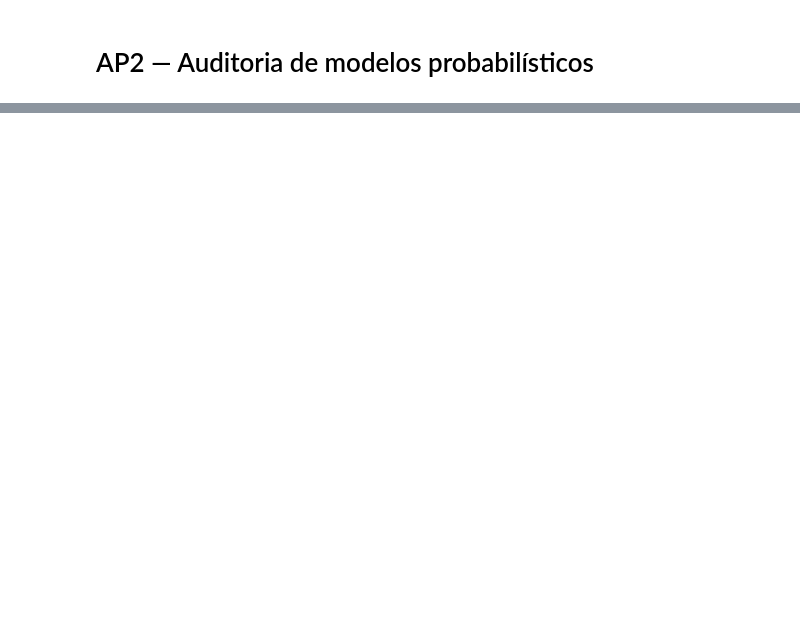
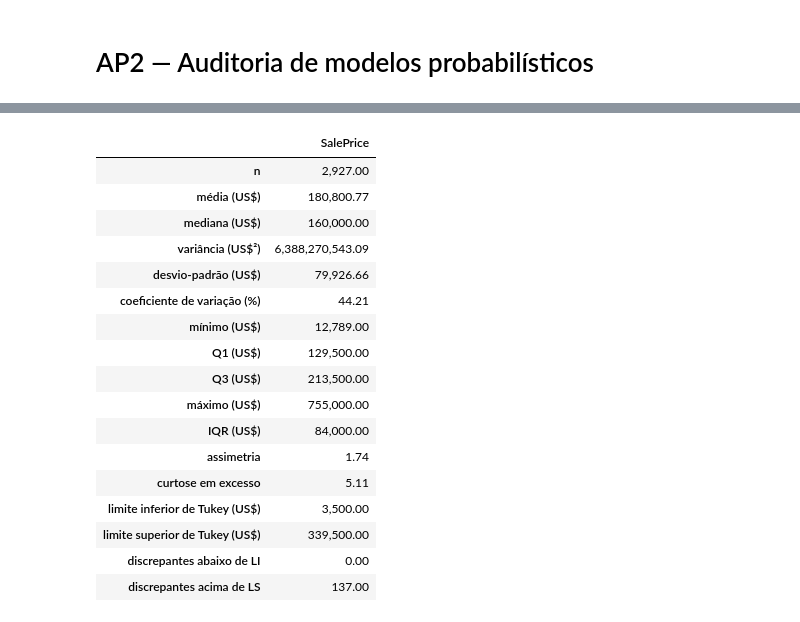
Before and after one commit to henriquelca/TrabalhoMQ, a Jupyter notebook: notebooks/ap2.ipynb, the cells around one changed output, grey strips where cells are left out. Drawn from its saved outputs; the diff is of its cells as text; code cells hidden in the pictures; blank space fills up the shorter version.

```diff
--- a/notebooks/ap2.ipynb
+++ b/notebooks/ap2.ipynb
@@ -97,0 +262,51 @@ dados.shape
+# %%
+q1, mediana, q3 = x.quantile([0.25, 0.50, 0.75])
+iqr = q3 - q1
+li_tukey, ls_tukey = q1 - 1.5 * iqr, q3 + 1.5 * iqr
+
+media_obs = x.mean()
+var_obs = x.var()          # variância amostral (ddof=1)
+dp_obs = x.std()
+
+medidas = pd.Series(
+    {
+        "n": len(x),
+        "média (US$)": media_obs,
+        "mediana (US$)": mediana,
+        "variância (US$²)": var_obs,
+        "desvio-padrão (US$)": dp_obs,
+        "coeficiente de variação (%)": 100 * dp_obs / media_obs,
+        "mínimo (US$)": x.min(),
+        "Q1 (US$)": q1,
+        "Q3 (US$)": q3,
+        "máximo (US$)": x.max(),
+        "IQR (US$)": iqr,
+        "assimetria": x.skew(),
+        "curtose em excesso": x.kurt(),
+        "limite inferior de Tukey (US$)": li_tukey,
+        "limite superior de Tukey (US$)": ls_tukey,
+        "discrepantes abaixo de LI": int((x < li_tukey).sum()),
+        "discrepantes acima de LS": int((x > ls_tukey).sum()),
+    },
+    name="SalePrice",
+)
+medidas.to_frame().style.format("{:,.2f}")
+# %% [output]
+|  | SalePrice |
+| n | 2,927.00 |
+| média (US$) | 180,800.77 |
+| mediana (US$) | 160,000.00 |
+| variância (US$²) | 6,388,270,543.09 |
+| desvio-padrão (US$) | 79,926.66 |
+| coeficiente de variação (%) | 44.21 |
+| mínimo (US$) | 12,789.00 |
+| Q1 (US$) | 129,500.00 |
+| Q3 (US$) | 213,500.00 |
+| máximo (US$) | 755,000.00 |
+| IQR (US$) | 84,000.00 |
+| assimetria | 1.74 |
+| curtose em excesso | 5.11 |
+| limite inferior de Tukey (US$) | 3,500.00 |
+| limite superior de Tukey (US$) | 339,500.00 |
+| discrepantes abaixo de LI | 0.00 |
+| discrepantes acima de LS | 137.00 |
```
Also changed, not shown: parts of 65 cells of this notebook.
